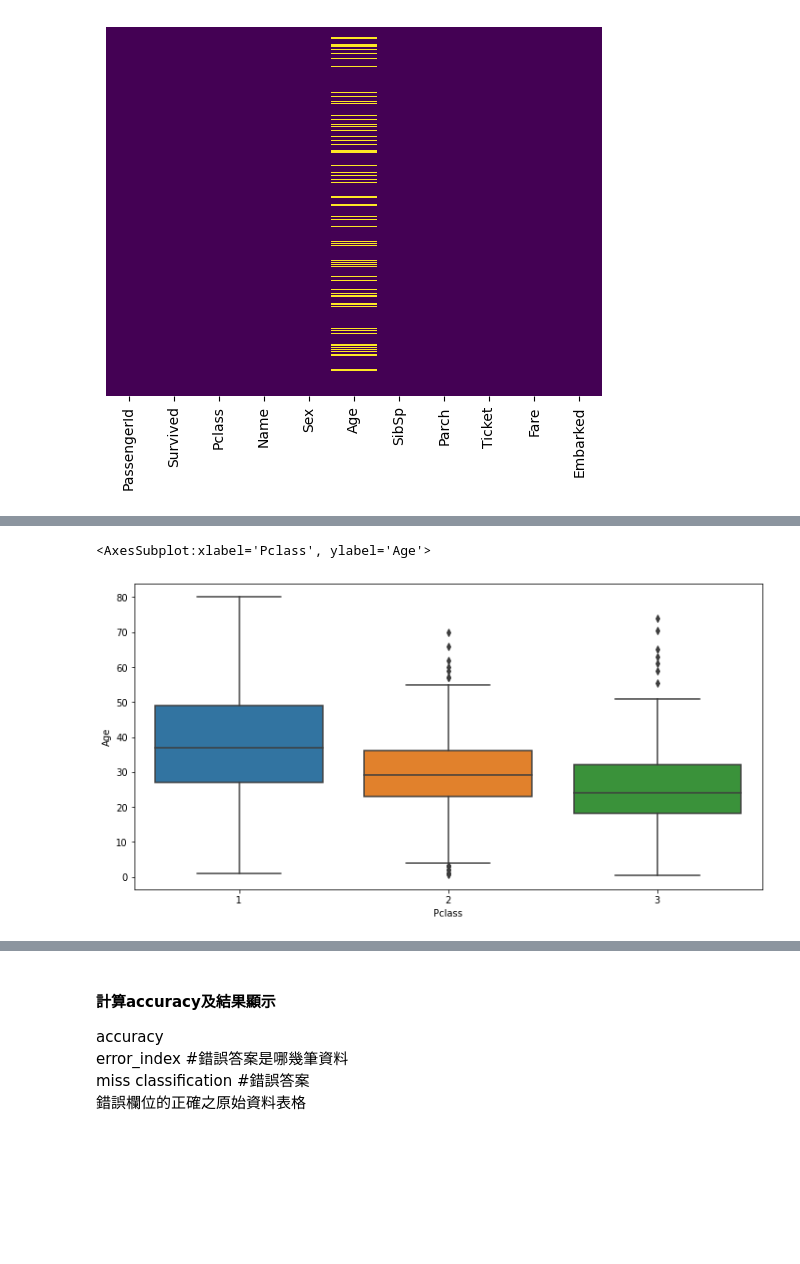
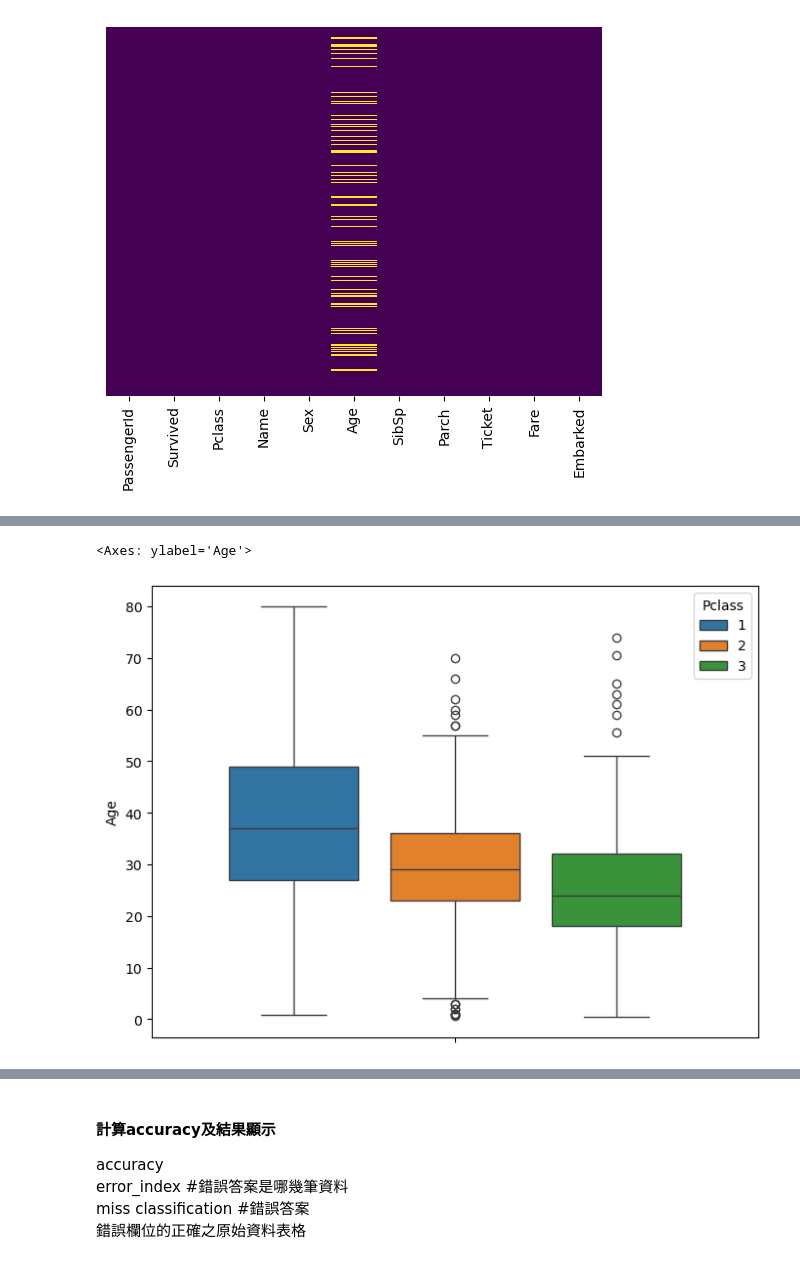
Before and after one commit to Yueh0315/IMLP, a Jupyter notebook: Unit05/02_Logistic regression實戰.ipynb, the cells around one changed output, grey strips where cells are left out. Drawn from its saved outputs; the diff is of its cells as text; code cells hidden in the pictures; blank space fills up the shorter version.

```diff
--- a/Unit05/02_Logistic regression實戰.ipynb
+++ b/Unit05/02_Logistic regression實戰.ipynb
@@ -61,12 +55,12 @@ train['Fare'].hist(bins=40,figsize=(10,4))
 # %%
 #資料清理
 #剛有看到年齡資料約有五分之一缺失，一種做法是棄之不用，一種可以考慮把年齡平均放進去。
 #使用盒鬚圖來看年齡和艙等的分佈。看起來頭等艙年齡較高，隨之降低。
-plt.figure(figsize=(12,6))
-sns.boxplot(x='Pclass',y='Age',data=train)
+plt.figure(figsize=(8,6))
+sns.boxplot(hue='Pclass',y='Age',data=train, palette='tab10', gap=0.2)
 # %% [output]
-<AxesSubplot:xlabel='Pclass', ylabel='Age'>
+<Axes: ylabel='Age'>
-[figure, old version]
+[figure, new version]
 # %%
 #把艙等平均年齡填入缺失的資料中
 #艙等1平均年齡是37，艙等2平均年齡是29，艙等3平均年齡是24
```
Also changed, not shown: parts of 16 cells of this notebook, 2 other files.
